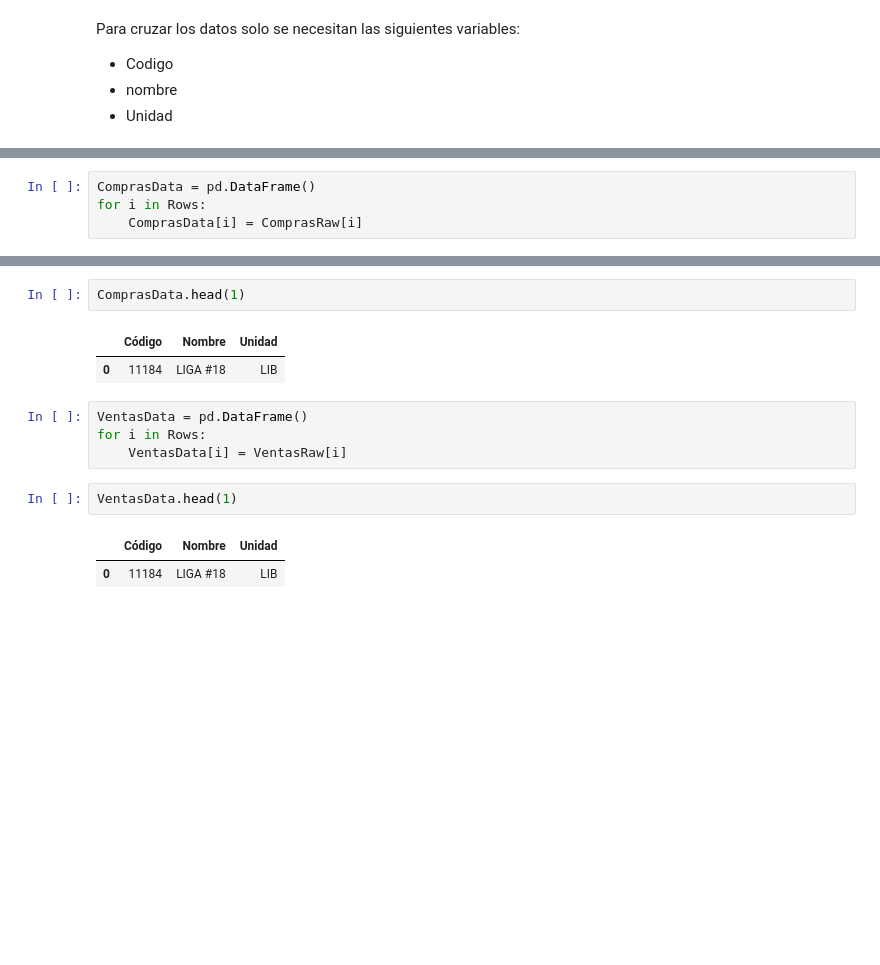
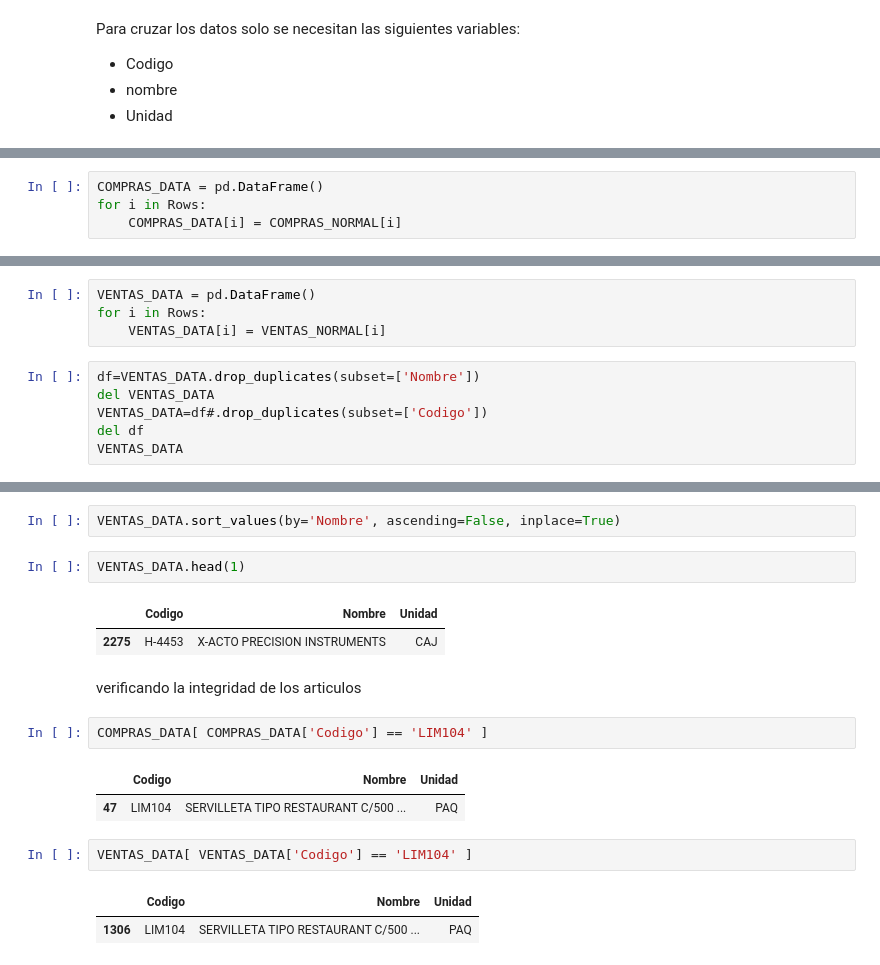
Before and after one commit to devicemxl/BajaWorkspace, a Jupyter notebook: 01MapeoProductos.ipynb, the cells around one changed output, grey strips where cells are left out. Saved outputs shown, nothing was run; the diff lists cells and outputs as text; blank space fills up the shorter version.

```diff
--- a/01MapeoProductos.ipynb
+++ b/01MapeoProductos.ipynb
@@ -37,4 +45,4 @@ Rows = ["Código","Nombre","Unidad"]
 # %%
-ComprasData = pd.DataFrame()
+COMPRAS_DATA = pd.DataFrame()
 for i in Rows:
-    ComprasData[i] = ComprasRaw[i]
+    COMPRAS_DATA[i] = COMPRAS_NORMAL[i]
@@ -40,0 +71,10 @@ for i in Rows:
+# %%
+VENTAS_DATA = pd.DataFrame()
+for i in Rows:
+    VENTAS_DATA[i] = VENTAS_NORMAL[i]
+# %%
+df=VENTAS_DATA.drop_duplicates(subset=['Nombre'])
+del VENTAS_DATA
+VENTAS_DATA=df#.drop_duplicates(subset=['Codigo'])
+del df
+VENTAS_DATA
@@ -41,14 +95,19 @@ for i in Rows:
+# %%
+VENTAS_DATA.sort_values(by='Nombre', ascending=False, inplace=True)
 # %%
-ComprasData.head(1)
+VENTAS_DATA.head(1)
 # %% [output]
-|  | Código | Nombre | Unidad |
-| 0 | 11184 | LIGA #18 | LIB |
+|  | Codigo | Nombre | Unidad |
+| 2275 | H-4453 | X-ACTO PRECISION INSTRUMENTS | CAJ |
-# %%
-VentasData = pd.DataFrame()
-for i in Rows:
-    VentasData[i] = VentasRaw[i]
-# %%
-VentasData.head(1)
-# %% [output]
-|  | Código | Nombre | Unidad |
-| 0 | 11184 | LIGA #18 | LIB |
+# %% [markdown]
+verificando la integridad de los articulos
+# %%
+COMPRAS_DATA[ COMPRAS_DATA['Codigo'] == 'LIM104' ]
+# %% [output]
+|  | Codigo | Nombre | Unidad |
+| 47 | LIM104 | SERVILLETA TIPO RESTAURANT C/500 ... | PAQ |
+# %%
+VENTAS_DATA[ VENTAS_DATA['Codigo'] == 'LIM104' ]
+# %% [output]
+|  | Codigo | Nombre | Unidad |
+| 1306 | LIM104 | SERVILLETA TIPO RESTAURANT C/500 ... | PAQ |
```
Also changed, not shown: parts of 26 cells of this notebook, 12 other files.
